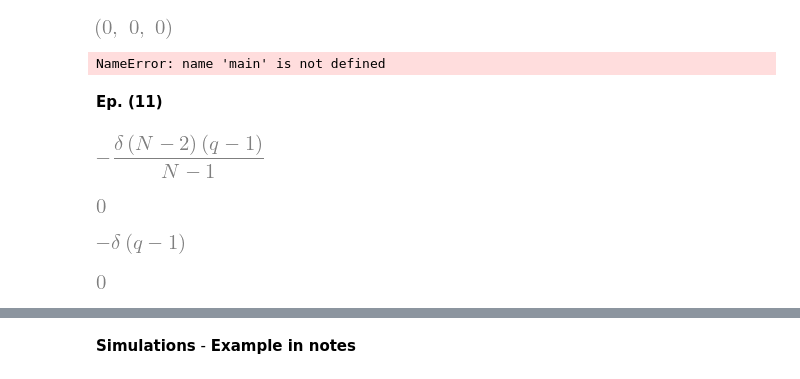
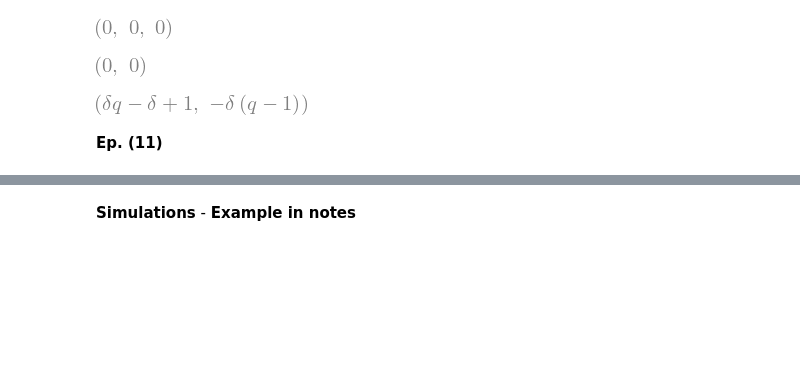
Before and after one commit to Nikoleta-v3/evolution-of-cooperation-with-limited-updating-payoff-memory, a Jupyter notebook: main.ipynb, the cells around one changed output, grey strips where cells are left out. Drawn from its saved outputs; the diff is of its cells as text; code cells hidden in the pictures; blank space fills up the shorter version.

```diff
--- a/main.ipynb
+++ b/main.ipynb
@@ -123,62 +127,16 @@ formulation.probability_being_in_state_T(ALLD, GTFT, d).factor()
 # %% [output]
 [figure]
 # %%
-formulation.probability_being_in_state_R(ALLD, GTFT, d).factor(), main.probability_being_in_state_S(
+formulation.probability_being_in_state_R(ALLD, GTFT, d).factor(), formulation.probability_being_in_state_S(
     ALLD, GTFT, d
 ).factor()
 # %% [output]
-NameError: name 'main' is not defined
+[figure, added]
 # %%
-formulation.probability_being_in_state_T(ALLD, GTFT, d).factor(), main.probability_being_in_state_P(
+formulation.probability_being_in_state_T(ALLD, GTFT, d).factor(), formulation.probability_being_in_state_P(
     ALLD, GTFT, d
 ).factor()
+# %% [output]
+[figure, added]
 # %% [markdown]
 **Ep. (11)**
-# %%
-evolution.probability_of_receiving_payoffs(
-    resident=GTFT,
-    mutant=ALLD,
-    resident_state=formulation.probability_being_in_state_R,
-    mutant_state=formulation.probability_being_in_state_P,
-    N=N,
-    k=1,
-    delta=d,
-).factor()
-# %% [output]
-[figure, removed]
-# %%
-evolution.probability_of_receiving_payoffs(
-    resident=ALLD,
-    mutant=GTFT,
-    resident_state=formulation.probability_being_in_state_S,
-    mutant_state=formulation.probability_being_in_state_T,
-    N=N,
-    k=1,
-    delta=d,
-).factor()
-# %% [output]
-[figure, removed]
-# %%
-evolution.probability_of_receiving_payoffs(
-    resident=ALLD,
-    mutant=GTFT,
-    resident_state=formulation.probability_being_in_state_P,
-    mutant_state=formulation.probability_being_in_state_P,
-    N=N,
-    k=1,
-    delta=d,
-).factor()
-# %% [output]
-[figure, removed]
-# %%
-evolution.probability_of_receiving_payoffs(
-    resident=GTFT,
-    mutant=ALLD,
-    resident_state=formulation.probability_being_in_state_P,
-    mutant_state=formulation.probability_being_in_state_S,
-    N=N,
-    k=1,
-    delta=d,
-).factor()
-# %% [output]
-[figure, removed]
```
Also changed, not shown: parts of 25 cells of this notebook, 6 other files.
